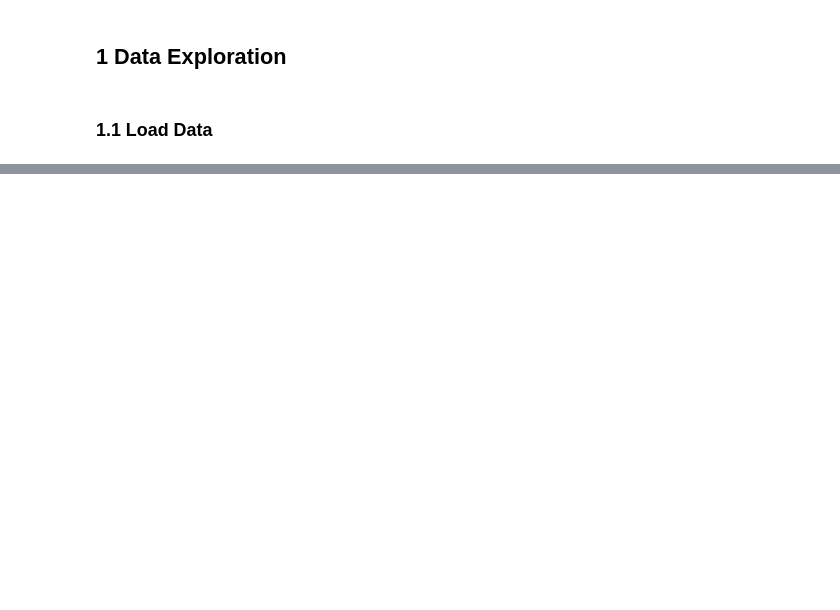
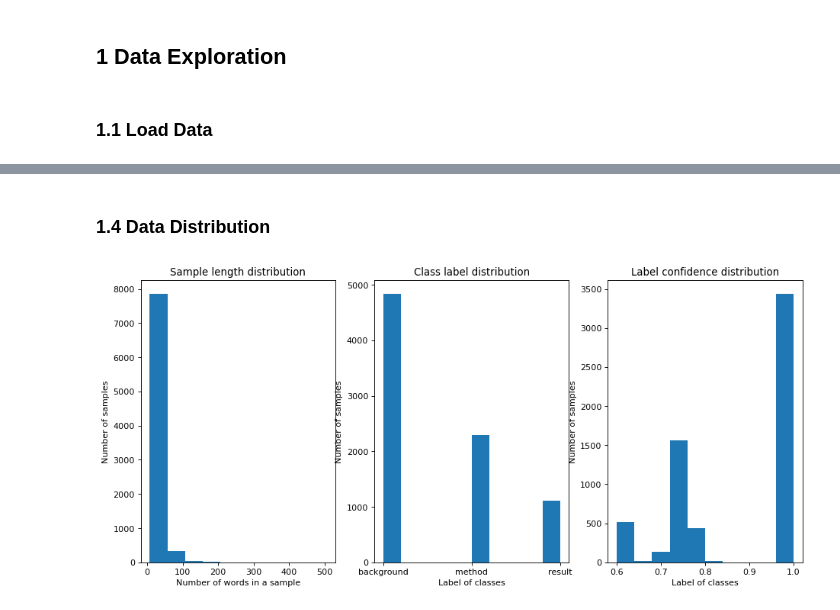
Before and after one commit to h1226933031/SciCite, a Jupyter notebook: data_reading.ipynb, the cells around one changed output, grey strips where cells are left out. Saved outputs shown, nothing was run; the diff lists cells and outputs as text; code cells hidden in the pictures; blank space fills up the shorter version.

```diff
--- a/data_reading.ipynb
+++ b/data_reading.ipynb
@@ -81,0 +41,5 @@ len(test_data)
+# %%
+remain_list = ['string','label','label_confidence']
+# %%
+train = train_data[remain_list]
+# test = test_data[remain_list]
@@ -81,0 +92,25 @@ len(test_data)
+# %% [markdown]
+### 1.4 Data Distribution
+# %%
+plt.figure(figsize=(14,6),dpi=80)
+plt.subplot(1,3,1)
+plt.hist([len(s.split()) for s in train["string"]])
+plt.xlabel('Number of words in a sample')
+plt.ylabel('Number of samples')
+plt.title('Sample length distribution')
+
+plt.subplot(1,3,2)
+plt.hist(train["label"])
+plt.xlabel('Label of classes')
+plt.ylabel('Number of samples')
+plt.title('Class label distribution')
+
+plt.subplot(1,3,3)
+plt.hist(train["label_confidence"])
+plt.xlabel('Label of classes')
+plt.ylabel('Number of samples')
+plt.title('Label confidence distribution')
+
+plt.show()
+# %% [output]
+[figure, added]
```
Also changed, not shown: parts of 18 cells of this notebook.
